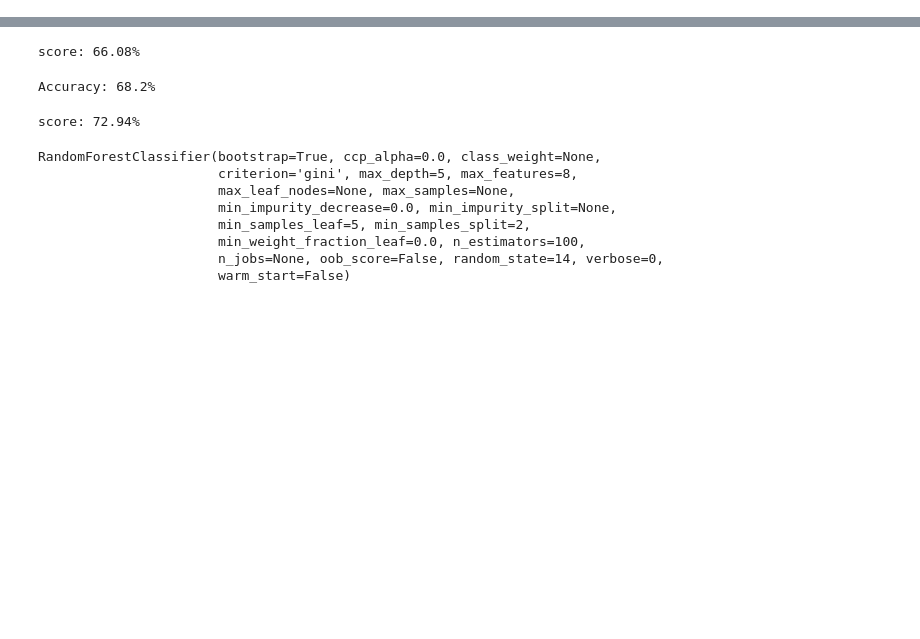
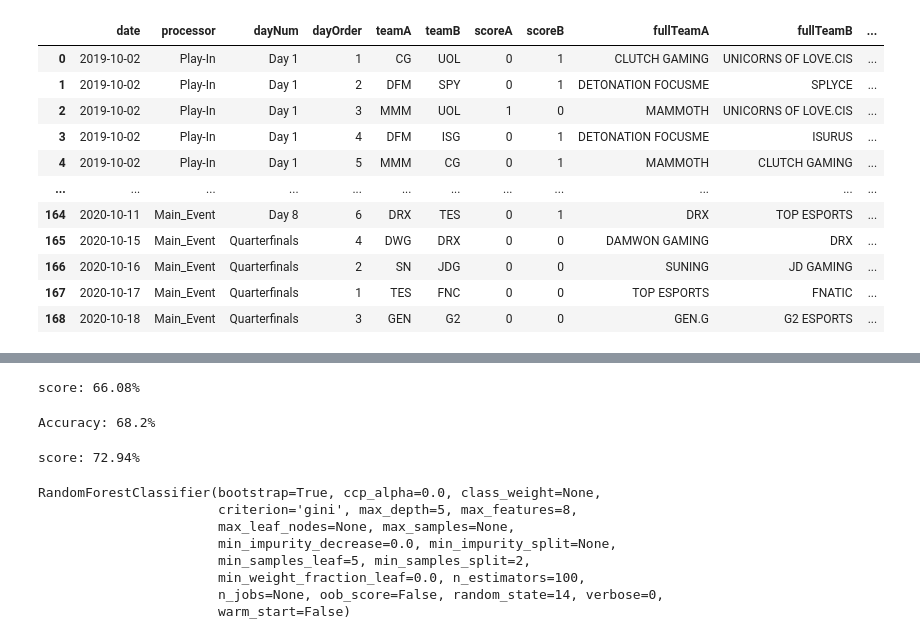
Before and after one commit to ryjfgjl/LOL-Game-Quiz, a Jupyter notebook: Data_Anlysis/Worlds2020.ipynb, the cells around one changed output, grey strips where cells are left out. Saved outputs shown, nothing was run; the diff lists cells and outputs as text; code cells hidden in the pictures; blank space fills up the shorter version.

```diff
--- a/Data_Anlysis/Worlds2020.ipynb
+++ b/Data_Anlysis/Worlds2020.ipynb
@@ -300,0 +133,86 @@ y_true = results.loc[results[(results['scoreA']+results['scoreB']>0) & (results[
+# %%
+
+############################################
+# region/rank
+results['regionA'] = ''
+results['regionB'] = ''
+results['rankA'] = ''
+results['rankB'] = ''
+
+for index, row in results.iterrows():
+    teamA = row['fullTeamA']
+    teamB = row['fullTeamB']
+    regionA = rank.loc[rank[rank['teamName']==teamA].index,'region']
+    regionB = rank.loc[rank[rank['teamName']==teamB].index,'region']
+
+    rankA = rank.loc[rank[rank['teamName']==teamA].index,'rank']
+    rankB = rank.loc[rank[rank['teamName']==teamB].index,'rank']
+
+    if not regionA.empty:
+        results.loc[index, 'regionA'] = regionA.values[0]
+        results.loc[index, 'rankA'] = rankA.values[0]
+    if not regionB.empty:
+        results.loc[index, 'regionB'] = regionB.values[0]
+        results.loc[index, 'rankB'] = rankB.values[0]
+
+##################################
+# last won
+results['Alastwon'] = False
+results['Blastwon'] = False
+won_last = defaultdict(bool)
+for index, row in results.iterrows():
+    teamA = row['teamA']
+    teamB = row['teamB']
+    if index == 0:
+        won_last[teamA] = row['Awon']
+        won_last[teamB] = row['Bwon']
+        continue
+
+    results.loc[index, 'Alastwon'] = won_last[teamA]
+    results.loc[index, 'Blastwon'] = won_last[teamB]
+    won_last[teamA] = row['Awon']
+    won_last[teamB] = row['Bwon']
+
+##################################
+# last who won
+results['lastAwon'] = False
+results['lastBwon'] = False
+won_last = defaultdict(bool)
+for index, row in results.iterrows():
+    teamA = row['teamA']
+    teamB = row['teamB']
+    if index == 0:
+        continue
+    for index1, row1 in results[:index].iterrows():
+        if row1['teamA'] == teamA and row1['teamB'] == teamB:
+            results.loc[index, 'lastAwon'] = results.loc[index1, 'Awon']
+            results.loc[index, 'lastBwon'] = results.loc[index1, 'Bwon']
+        elif row1['teamA'] == teamB and row1['teamB'] == teamA:
+            results.loc[index, 'lastAwon'] = results.loc[index1, 'Bwon']
+            results.loc[index, 'lastBwon'] = results.loc[index1, 'Awon']
+
+##################################
+# BO
+def bo(score):
+    max_score = max(score['scoreA'], score['scoreB'])
+    if max_score == 1:
+        return True
+    elif max_score == 3:
+        return False
+
+results['BO1'] = results[['scoreA','scoreB']].apply(bo, axis=1)
+
+results
+# %% [output]
+|  | date | processor | dayNum | dayOrder | teamA | teamB | scoreA | scoreB | fullTeamA | fullTeamB | ... |
+| 0 | 2019-10-02 | Play-In | Day 1 | 1 | CG | UOL | 0 | 1 | CLUTCH GAMING | UNICORNS OF LOVE.CIS | ... |
+| 1 | 2019-10-02 | Play-In | Day 1 | 2 | DFM | SPY | 0 | 1 | DETONATION FOCUSME | SPLYCE | ... |
+| 2 | 2019-10-02 | Play-In | Day 1 | 3 | MMM | UOL | 1 | 0 | MAMMOTH | UNICORNS OF LOVE.CIS | ... |
+| 3 | 2019-10-02 | Play-In | Day 1 | 4 | DFM | ISG | 0 | 1 | DETONATION FOCUSME | ISURUS | ... |
+| 4 | 2019-10-02 | Play-In | Day 1 | 5 | MMM | CG | 0 | 1 | MAMMOTH | CLUTCH GAMING | ... |
+| ... | ... | ... | ... | ... | ... | ... | ... | ... | ... | ... | ... |
+| 164 | 2020-10-11 | Main_Event | Day 8 | 6 | DRX | TES | 0 | 1 | DRX | TOP ESPORTS | ... |
+| 165 | 2020-10-15 | Main_Event | Quarterfinals | 4 | DWG | DRX | 0 | 0 | DAMWON GAMING | DRX | ... |
+| 166 | 2020-10-16 | Main_Event | Quarterfinals | 2 | SN | JDG | 0 | 0 | SUNING | JD GAMING | ... |
+| 167 | 2020-10-17 | Main_Event | Quarterfinals | 1 | TES | FNC | 0 | 0 | TOP ESPORTS | FNATIC | ... |
+| 168 | 2020-10-18 | Main_Event | Quarterfinals | 3 | GEN | G2 | 0 | 0 | GEN.G | G2 ESPORTS | ... |
```
Also changed, not shown: parts of 12 cells of this notebook, 8 other files.
